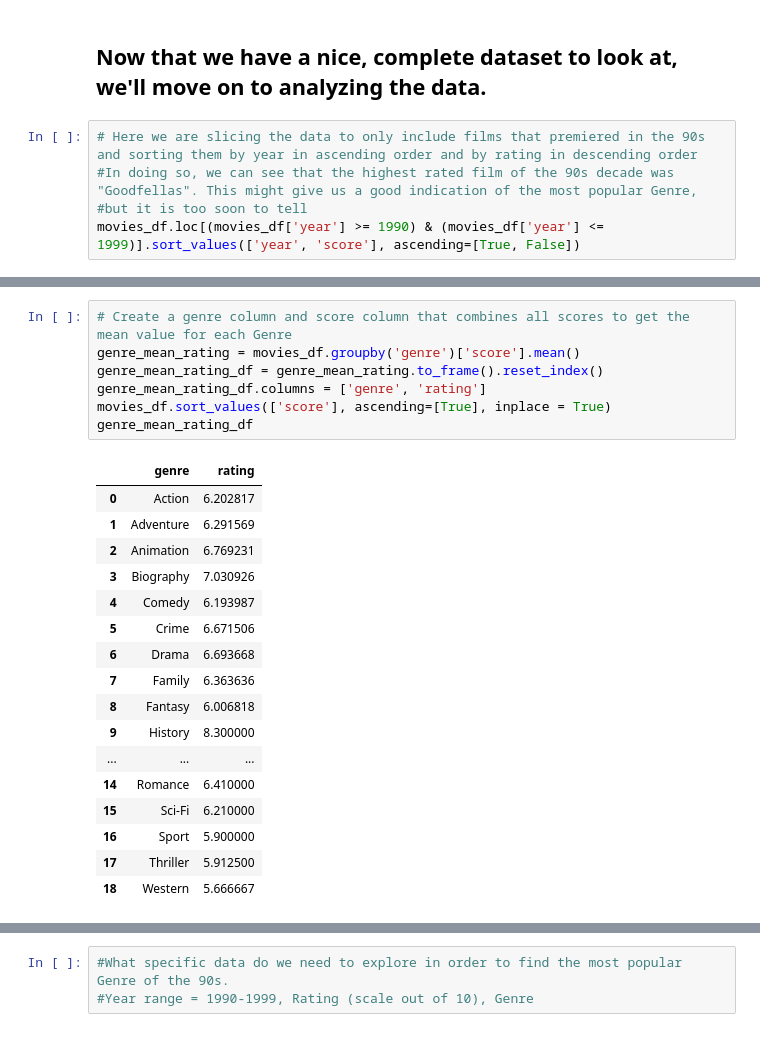
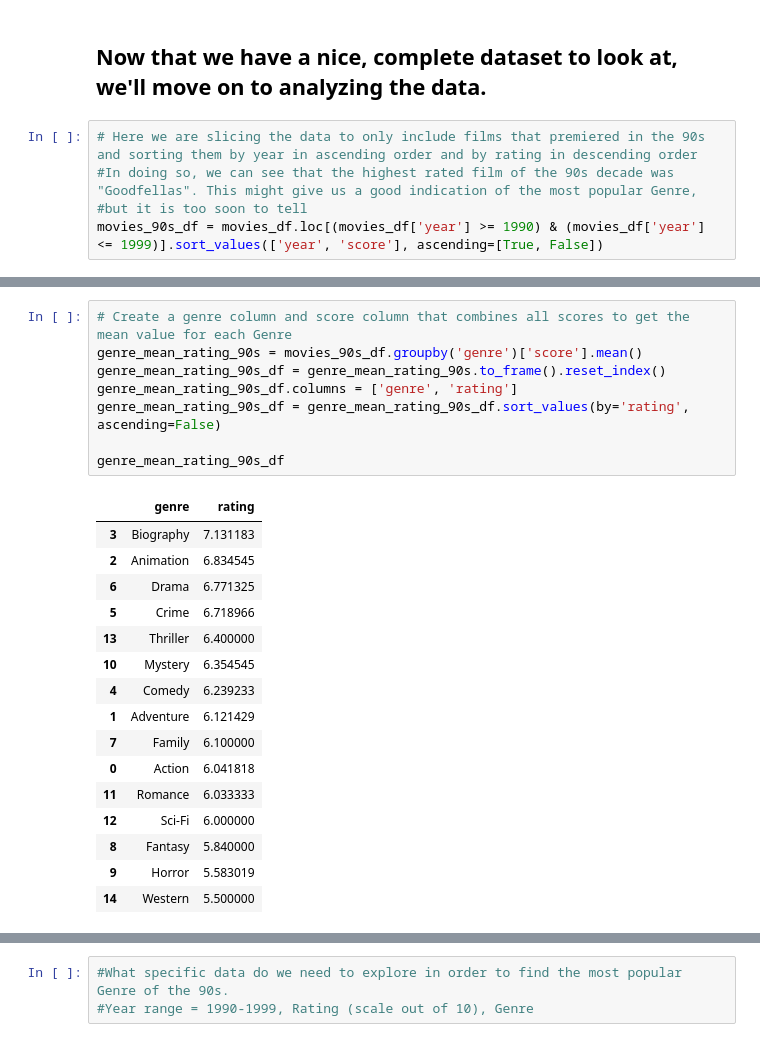
Before and after one commit to curtiscoleman/90s-Movies, a Jupyter notebook: Project.ipynb, the cells around one changed output, grey strips where cells are left out. Saved outputs shown, nothing was run; the diff lists cells and outputs as text.

```diff
--- a/Project.ipynb
+++ b/Project.ipynb
@@ -114,4 +114,4 @@ movies_df
 # Here we are slicing the data to only include films that premiered in the 90s and sorting them by year in ascending order and by rating in descending order
 #In doing so, we can see that the highest rated film of the 90s decade was "Goodfellas". This might give us a good indication of the most popular Genre,
 #but it is too soon to tell
-movies_df.loc[(movies_df['year'] >= 1990) & (movies_df['year'] <= 1999)].sort_values(['year', 'score'], ascending=[True, False])
+movies_90s_df = movies_df.loc[(movies_df['year'] >= 1990) & (movies_df['year'] <= 1999)].sort_values(['year', 'score'], ascending=[True, False])
@@ -132,25 +118,25 @@ movies_df.loc[(movies_df['year'] >= 1990) & (movies_df['year'] <= 1999)].sort_va
 # %%
 # Create a genre column and score column that combines all scores to get the mean value for each Genre
-genre_mean_rating = movies_df.groupby('genre')['score'].mean()
-genre_mean_rating_df = genre_mean_rating.to_frame().reset_index()
-genre_mean_rating_df.columns = ['genre', 'rating']
-movies_df.sort_values(['score'], ascending=[True], inplace = True)
-genre_mean_rating_df
+genre_mean_rating_90s = movies_90s_df.groupby('genre')['score'].mean()
+genre_mean_rating_90s_df = genre_mean_rating_90s.to_frame().reset_index()
+genre_mean_rating_90s_df.columns = ['genre', 'rating']
+genre_mean_rating_90s_df = genre_mean_rating_90s_df.sort_values(by='rating', ascending=False)
+
+genre_mean_rating_90s_df
 # %% [output]
 |  | genre | rating |
-| 0 | Action | 6.202817 |
-| 1 | Adventure | 6.291569 |
-| 2 | Animation | 6.769231 |
-| 3 | Biography | 7.030926 |
-| 4 | Comedy | 6.193987 |
-| 5 | Crime | 6.671506 |
-| 6 | Drama | 6.693668 |
-| 7 | Family | 6.363636 |
-| 8 | Fantasy | 6.006818 |
-| 9 | History | 8.300000 |
-| ... | ... | ... |
-| 14 | Romance | 6.410000 |
-| 15 | Sci-Fi | 6.210000 |
-| 16 | Sport | 5.900000 |
-| 17 | Thriller | 5.912500 |
-| 18 | Western | 5.666667 |
+| 3 | Biography | 7.131183 |
+| 2 | Animation | 6.834545 |
+| 6 | Drama | 6.771325 |
+| 5 | Crime | 6.718966 |
+| 13 | Thriller | 6.400000 |
+| 10 | Mystery | 6.354545 |
+| 4 | Comedy | 6.239233 |
+| 1 | Adventure | 6.121429 |
+| 7 | Family | 6.100000 |
+| 0 | Action | 6.041818 |
+| 11 | Romance | 6.033333 |
+| 12 | Sci-Fi | 6.000000 |
+| 8 | Fantasy | 5.840000 |
+| 9 | Horror | 5.583019 |
+| 14 | Western | 5.500000 |
```
Also changed, not shown: parts of 7 cells of this notebook.
